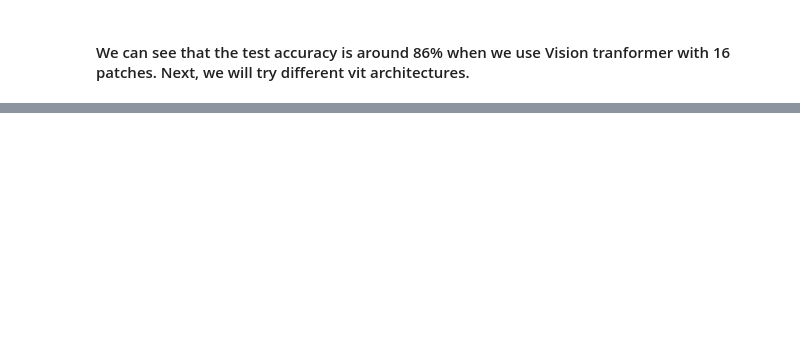
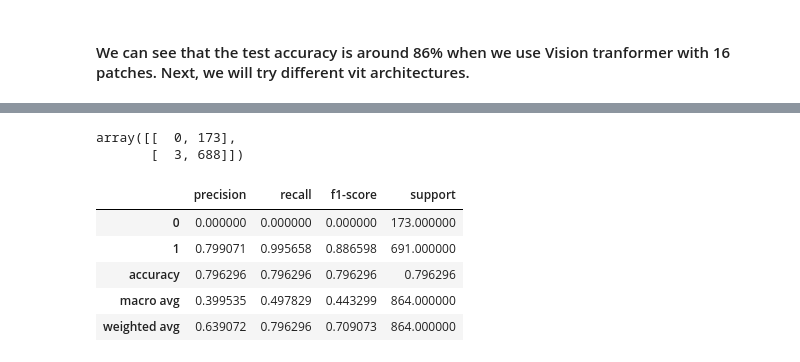
Before and after one commit to chayansraj/Vision-Transformer-Research, a Jupyter notebook: vit16_w_augment/vision_transformer16_w_augment.ipynb, the cells around one changed output, grey strips where cells are left out. Drawn from its saved outputs; the diff is of its cells as text; code cells hidden in the pictures; blank space fills up the shorter version.

```diff
--- a/vit16_w_augment/vision_transformer16_w_augment.ipynb
+++ b/vit16_w_augment/vision_transformer16_w_augment.ipynb
@@ -311,2 +287,29 @@ PredictionOutput(predictions=array([[ 6.9026456,  4.231024 , -3.7037375, ..., -3
 # %% [markdown]
 #### We can see that the test accuracy is around 86% when we use Vision tranformer with 16 patches. Next, we will try different vit architectures.
+# %%
+model = ViTForImageClassification.from_pretrained('/local/data1/chash345/vit16w_augment_model/checkpoint-1200', num_labels=2, ignore_mismatched_sizes=True )
+
+
+
+training_args = TrainingArguments(
+    output_dir= '/local/data1/chash345/vit16_w_augment_model/checkpoint-1200',
+    per_device_train_batch_size=1,
+    num_train_epochs=1,
+    evaluation_strategy='steps',
+    save_strategy='steps',
+    remove_unused_columns=False,
+    push_to_hub=False,
+    load_best_model_at_end=True,
+    do_predict=True
+)
+
+trainer = Trainer(
+    model=model,
+    args=training_args,
+    data_collator=collate_fn,
+    compute_metrics=compute_metrics,
+    tokenizer=feature_extractor,
+)
+#trainer = Trainer(model=model)
+#trainer.model = model.cuda()
+prediction_test = trainer.predict(prepared_test)
@@ -312,0 +370,2 @@ PredictionOutput(predictions=array([[ 6.9026456,  4.231024 , -3.7037375, ..., -3
+# %%
+prediction = tf.round(tf.nn.sigmoid(prediction_test.predictions))
@@ -312,0 +382,14 @@ PredictionOutput(predictions=array([[ 6.9026456,  4.231024 , -3.7037375, ..., -3
+# %%
+confusion_matrix(y_true= y_true , y_pred=y_pred)
+# %% [output]
+array([[  0, 173],
+       [  3, 688]])
+# %%
+pd.DataFrame(classification_report(y_true, y_pred, output_dict=True)).T
+# %% [output]
+|  | precision | recall | f1-score | support |
+| 0 | 0.000000 | 0.000000 | 0.000000 | 173.000000 |
+| 1 | 0.799071 | 0.995658 | 0.886598 | 691.000000 |
+| accuracy | 0.796296 | 0.796296 | 0.796296 | 0.796296 |
+| macro avg | 0.399535 | 0.497829 | 0.443299 | 864.000000 |
+| weighted avg | 0.639072 | 0.796296 | 0.709073 | 864.000000 |
```
Also changed, not shown: parts of 13 cells of this notebook.
